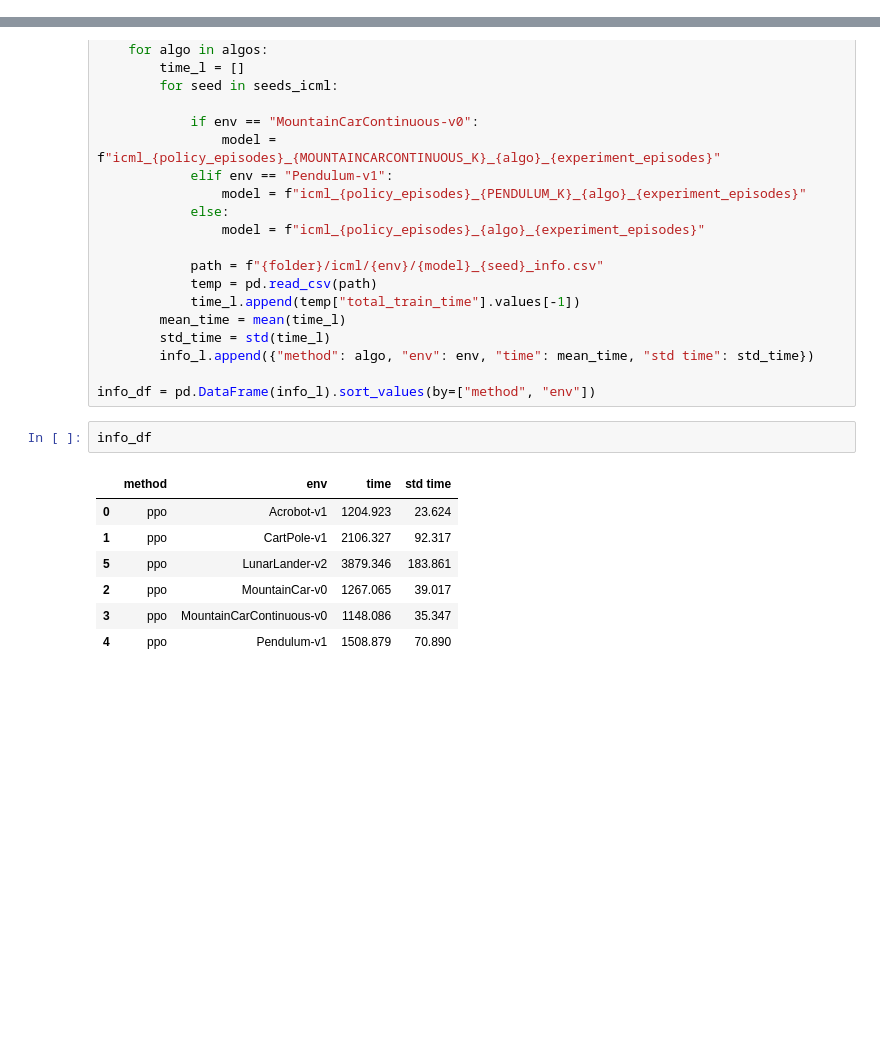
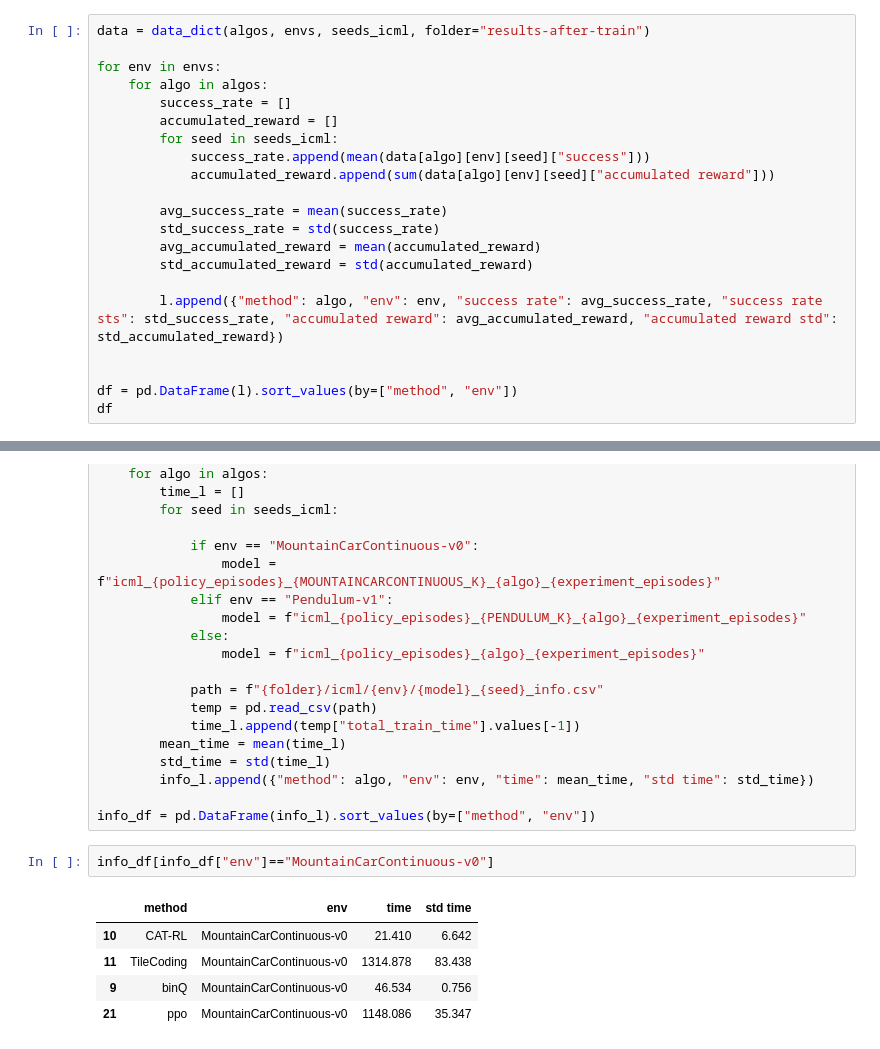
Before and after one commit to borchand/Bachelor-Project, a Jupyter notebook: stats.ipynb, the cells around one changed output, grey strips where cells are left out. Saved outputs shown, nothing was run; the diff lists cells and outputs as text; blank space fills up the shorter version.

Commit message:
stats evaluation and time ppo

```diff
--- a/stats.ipynb
+++ b/stats.ipynb
@@ -143,0 +122,21 @@ df
+# %%
+data = data_dict(algos, envs, seeds_icml, folder="results-after-train")
+
+for env in envs:
+    for algo in algos:
+        success_rate = []
+        accumulated_reward = []
+        for seed in seeds_icml:
+            success_rate.append(mean(data[algo][env][seed]["success"]))
+            accumulated_reward.append(sum(data[algo][env][seed]["accumulated reward"]))
+
+        avg_success_rate = mean(success_rate)
+        std_success_rate = std(success_rate)
+        avg_accumulated_reward = mean(accumulated_reward)
+        std_accumulated_reward = std(accumulated_reward)
+
+        l.append({"method": algo, "env": env, "success rate": avg_success_rate, "success rate sts": std_success_rate, "accumulated reward": avg_accumulated_reward, "accumulated reward std": std_accumulated_reward})
+
+
+df = pd.DataFrame(l).sort_values(by=["method", "env"])
+df
@@ -178,13 +181,11 @@ for env in envs:
         info_l.append({"method": algo, "env": env, "time": mean_time, "std time": std_time})
 
 info_df = pd.DataFrame(info_l).sort_values(by=["method", "env"])
-# %%
-info_df
-# %% [output]
-|  | method | env | time | std time |
-| 0 | ppo | Acrobot-v1 | 1204.923 | 23.624 |
-| 1 | ppo | CartPole-v1 | 2106.327 | 92.317 |
-| 5 | ppo | LunarLander-v2 | 3879.346 | 183.861 |
-| 2 | ppo | MountainCar-v0 | 1267.065 | 39.017 |
-| 3 | ppo | MountainCarContinuous-v0 | 1148.086 | 35.347 |
-| 4 | ppo | Pendulum-v1 | 1508.879 | 70.890 |
+# %%
+info_df[info_df["env"]=="MountainCarContinuous-v0"]
+# %% [output]
+|  | method | env | time | std time |
+| 10 | CAT-RL | MountainCarContinuous-v0 | 21.410 | 6.642 |
+| 11 | TileCoding | MountainCarContinuous-v0 | 1314.878 | 83.438 |
+| 9 | binQ | MountainCarContinuous-v0 | 46.534 | 0.756 |
+| 21 | ppo | MountainCarContinuous-v0 | 1148.086 | 35.347 |
```
Also changed, not shown: parts of 3 cells of this notebook.
